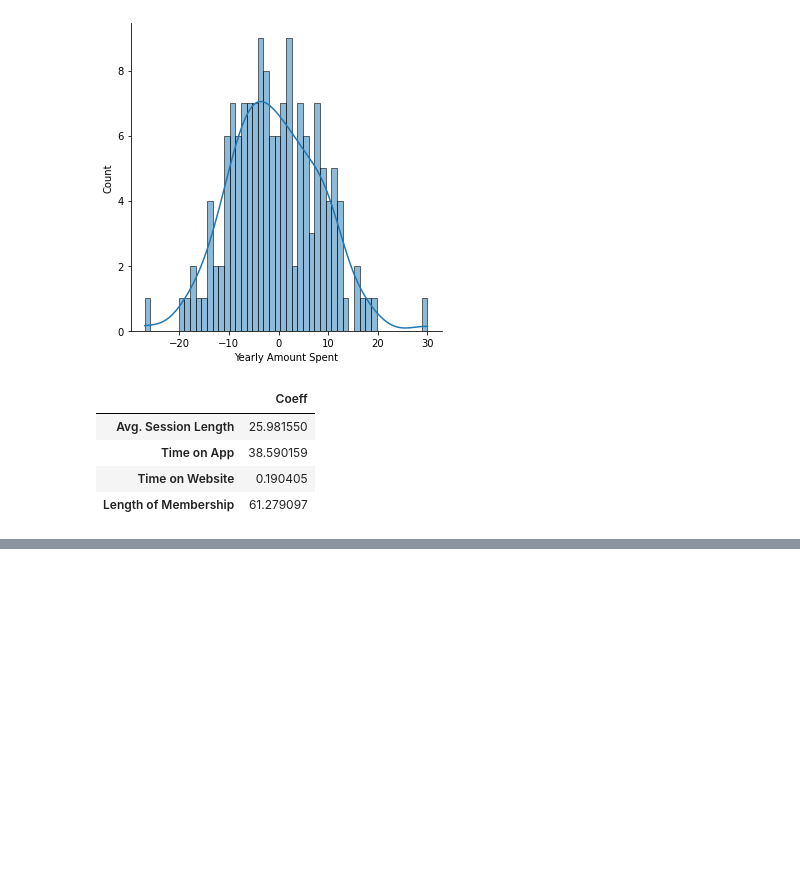
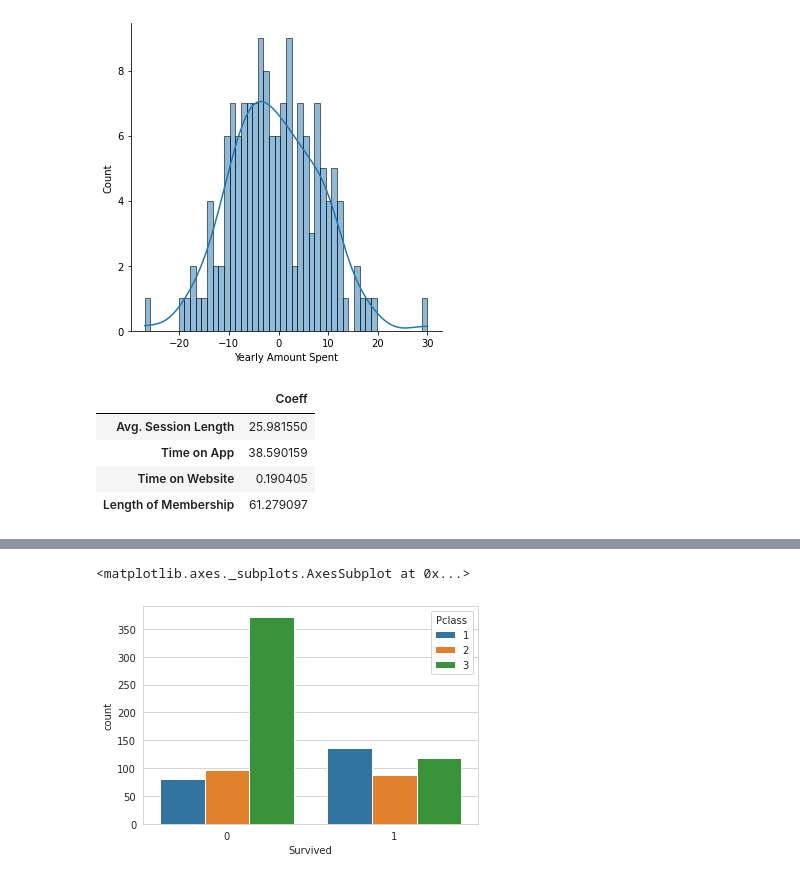
Before and after one commit to kozz84/Udemy, a Jupyter notebook: intro.ipynb, the cells around one changed output, grey strips where cells are left out. Drawn from its saved outputs; the diff is of its cells as text; code cells hidden in the pictures; blank space fills up the shorter version.

```diff
--- a/intro.ipynb
+++ b/intro.ipynb
@@ -1188,0 +1198,2 @@ cdf
+# %%
+train = pd.read_csv('/content/drive/MyDrive/Python Data/titanic_train.csv')
@@ -1188,0 +1222,7 @@ cdf
+# %%
+sns.set_style('whitegrid')
+# %%
+sns.countplot(data=train, x='Survived', hue='Pclass')
+# %% [output]
+<matplotlib.axes._subplots.AxesSubplot at 0x...>
+[figure, added]
```
Also changed, not shown: parts of 34 cells of this notebook.
